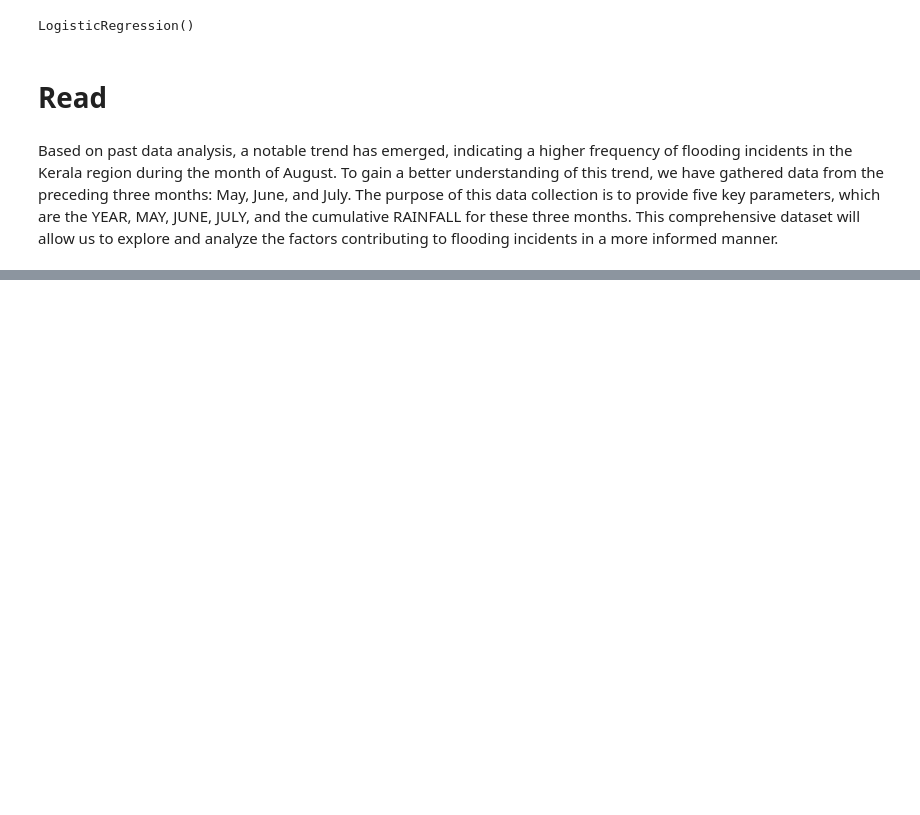
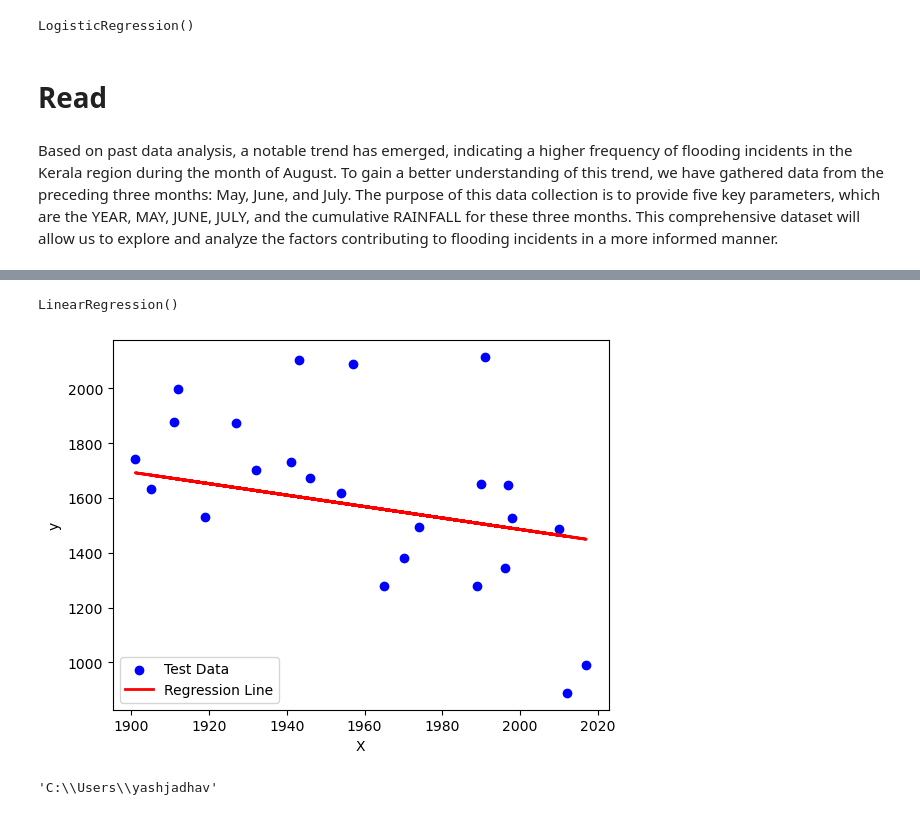
Before and after one commit to yashpjadhav/Flood-Prediction-Using-Logistic-Regression, a Jupyter notebook: Logestic_Regression_Model_For_Flood_Prediction.ipynb, the cells around one changed output, grey strips where cells are left out. Drawn from its saved outputs; the diff is of its cells as text; code cells hidden in the pictures; blank space fills up the shorter version.

```diff
--- a/Logestic_Regression_Model_For_Flood_Prediction.ipynb
+++ b/Logestic_Regression_Model_For_Flood_Prediction.ipynb
@@ -198,0 +301,23 @@ Prediction is Done
+# %%
+X_train, X_test, y_train, y_test = train_test_split(X, y, test_size=0.2, random_state=42)
+# %%
+model = LinearRegression()
+# %%
+model.fit(X_train, y_train)
+# %% [output]
+LinearRegression()
+# %%
+y_pred = model.predict(X_test)
+# %%
+plt.scatter(X_test, y_test, color='b', label='Test Data')
+plt.plot(X_test, y_pred, color='r', linewidth=2, label='Regression Line')
+plt.xlabel('X')
+plt.ylabel('y')
+plt.legend()
+plt.show()
+# %% [output]
+[figure, added]
+# %%
+pwd()
+# %% [output]
+'C:\\Users\\yashjadhav'
```
Also changed, not shown: parts of 14 cells of this notebook.
